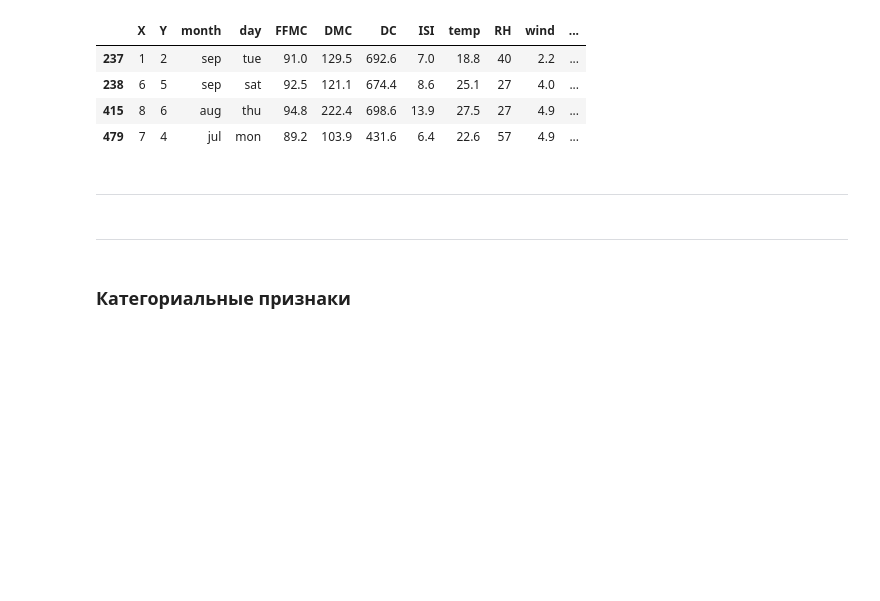
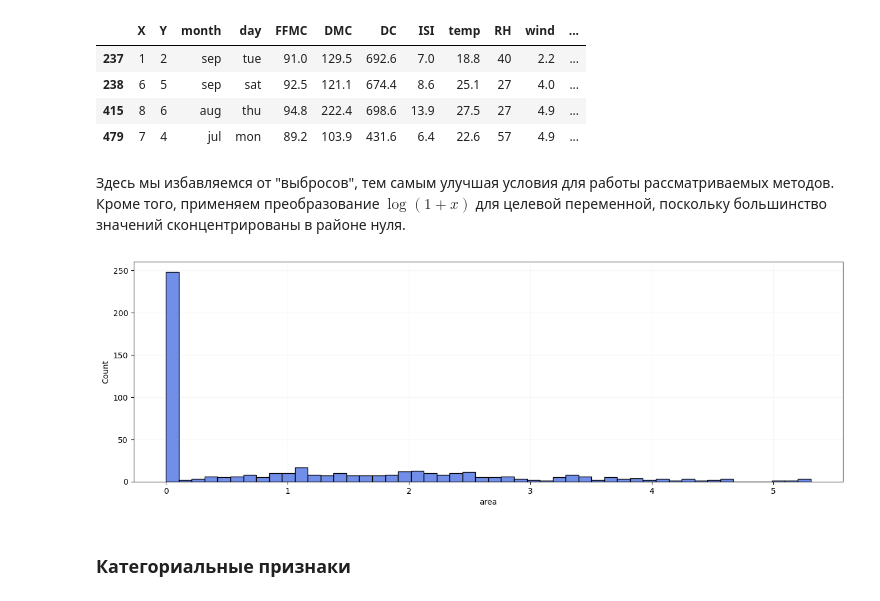
Before and after one commit to kisnikser/Machine-Learning-Seminars, a Jupyter notebook: hw1/hw1.ipynb, the cells around one changed output. Drawn from its saved outputs; the diff is of its cells as text; code cells hidden in the pictures; blank space fills up the shorter version.

```diff
--- a/hw1/hw1.ipynb
+++ b/hw1/hw1.ipynb
@@ -39,7 +39,7 @@ from sklearn.svm import SVR
 # %% [markdown]
 # Загрузка выборки
 # %%
-data = pd.read_csv("forestfires.csv")
+data = pd.read_csv("https://raw.githubusercontent.com/nekitbrain/Machine-Learning-Seminars/main/hw1/forestfires.csv")
 data.head()
 # %% [output]
 |  | X | Y | month | day | FFMC | DMC | DC | ISI | temp | RH | wind | ... |
@@ -160,14 +162,20 @@ outliers
 | 238 | 6 | 5 | sep | sat | 92.5 | 121.1 | 674.4 | 8.6 | 25.1 | 27 | 4.0 | ... |
 | 415 | 8 | 6 | aug | thu | 94.8 | 222.4 | 698.6 | 13.9 | 27.5 | 27 | 4.9 | ... |
 | 479 | 7 | 4 | jul | mon | 89.2 | 103.9 | 431.6 | 6.4 | 22.6 | 57 | 4.9 | ... |
-# %% [markdown]
----
+# %% [markdown]
+Здесь мы избавляемся от "выбросов", тем самым улучшая условия для работы рассматриваемых методов. Кроме того, применяем преобразование $\log(1+x)$ для целевой переменной, поскольку большинство значений сконцентрированы в районе нуля.
 # %%
 data = data[abs(zscore(data[target])) < 3 ]
 # %%
 data[target] = np.log1p(data[target])
-# %% [markdown]
----
+# %%
+plt.figure(figsize=(16, 5))
+sns.histplot(data[target], fill=True, color='royalblue', bins=50)
+#plt.xticks([i for i in range(0, 1200, 50)])
+plt.grid(alpha=0.1)
+plt.show()
+# %% [output]
+[figure, added]
 # %% [markdown]
 ### Категориальные признаки
 # %% [markdown]
```
Also changed, not shown: parts of 20 cells of this notebook.
